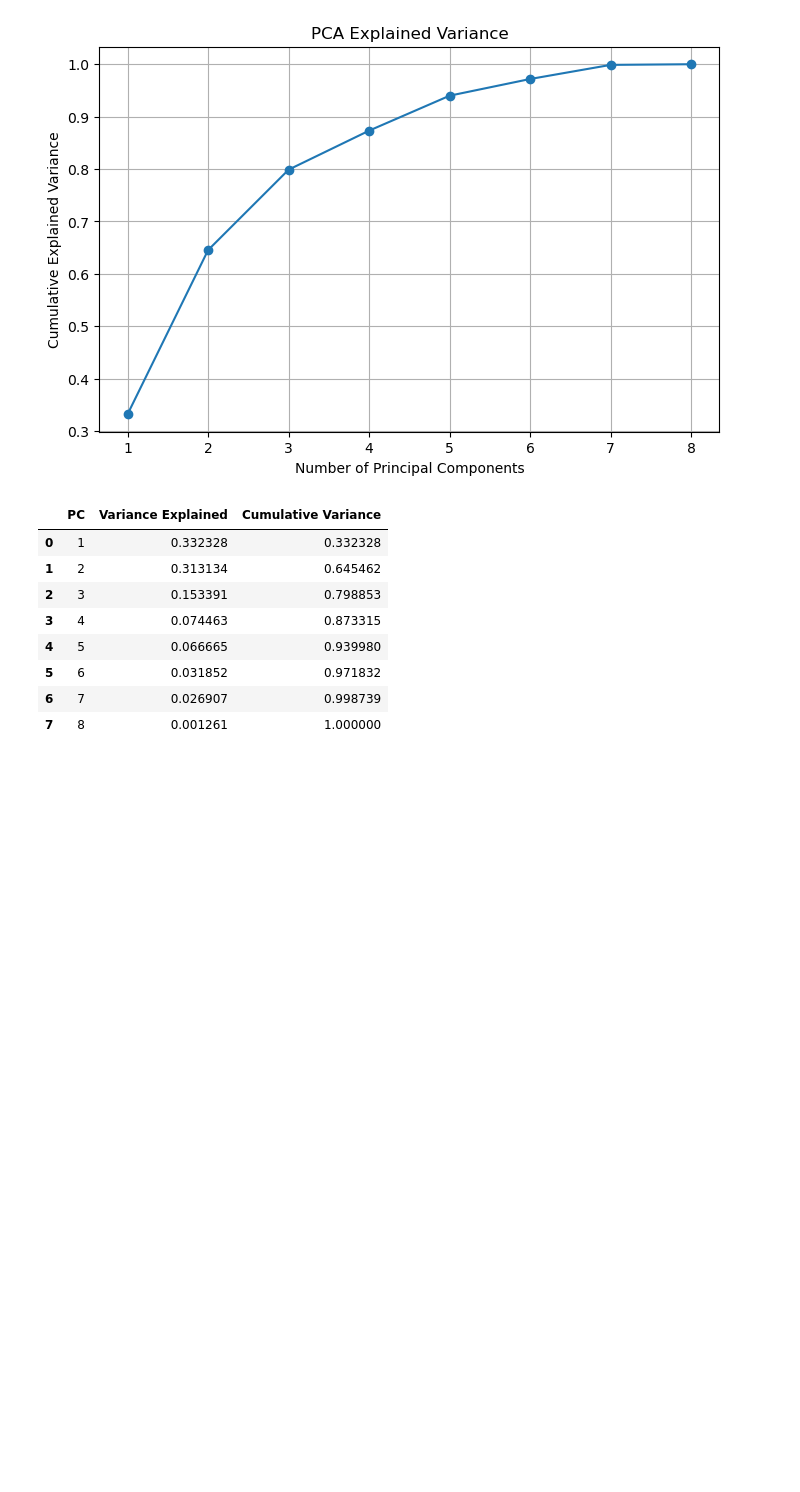
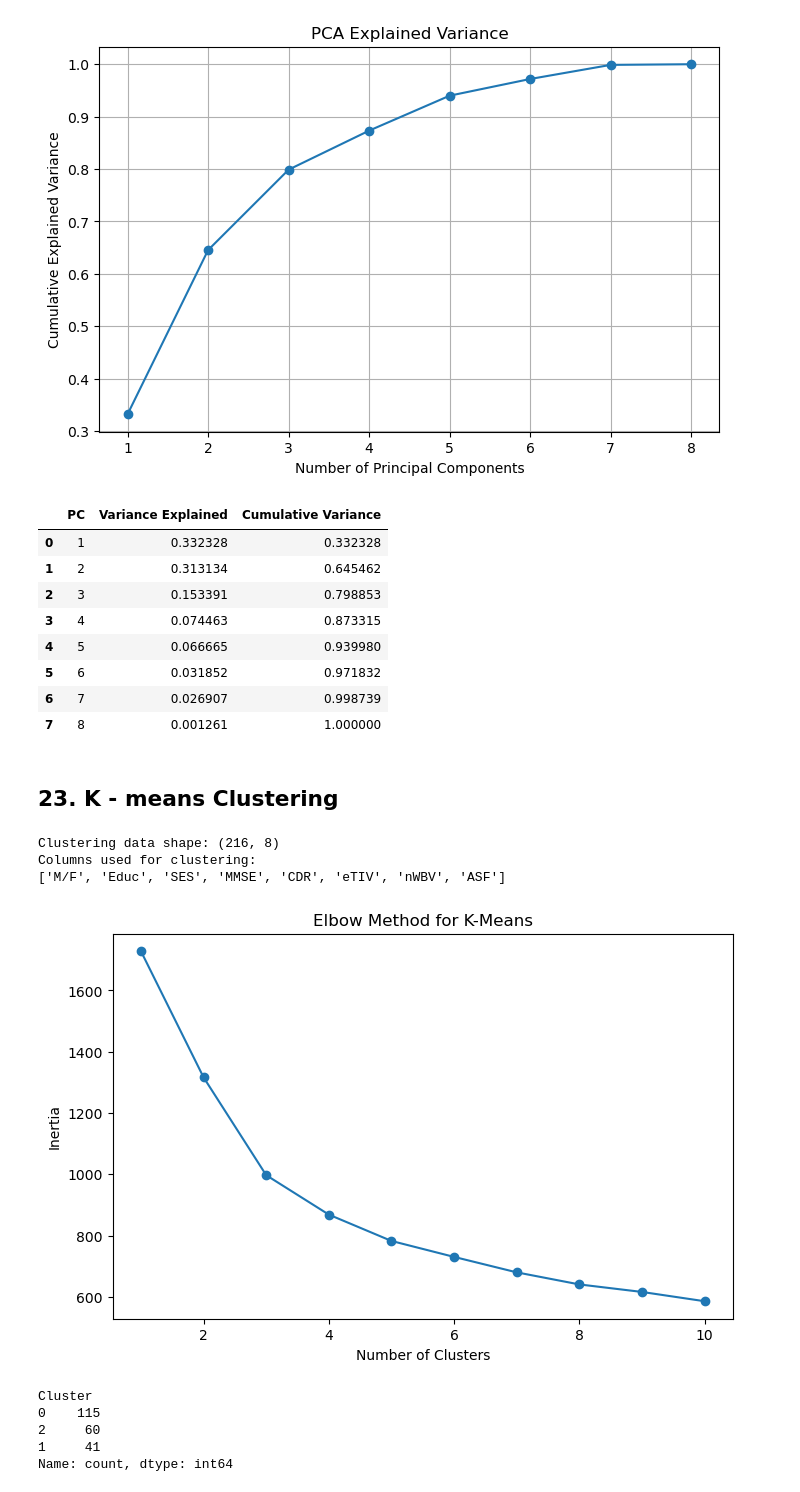
Before and after one commit to Fenny2109/MRI-Brain-Tumor-Volume-Prediction, a Jupyter notebook: Project_MRI_vs_Age.ipynb, the cells around one changed output. Saved outputs shown, nothing was run; the diff lists cells and outputs as text; code cells hidden in the pictures; blank space fills up the shorter version.

Commit message:
Added Elastic Net, K-Means clustering, classification analysis, and cross-validation

```diff
--- a/Project_MRI_vs_Age.ipynb
+++ b/Project_MRI_vs_Age.ipynb
@@ -580,3 +689,75 @@ pca_table.head(10)
 | 5 | 6 | 0.031852 | 0.971832 |
 | 6 | 7 | 0.026907 | 0.998739 |
 | 7 | 8 | 0.001261 | 1.000000 |
+# %% [markdown]
+## 23. K - means Clustering
+# %%
+# Use only numeric columns for clustering
+cluster_df = df.select_dtypes(include=[np.number]).copy()
+
+# Remove target column if it exists
+if "age" in cluster_df.columns:
+    cluster_df = cluster_df.drop(columns=["age"])
+
+if "Age" in cluster_df.columns:
+    cluster_df = cluster_df.drop(columns=["Age"])
+
+# Remove missing values
+cluster_df = cluster_df.dropna()
+
+# Standardize numeric features
+scaler = StandardScaler()
+X_cluster = scaler.fit_transform(cluster_df)
+
+print("Clustering data shape:", X_cluster.shape)
+print("Columns used for clustering:")
+print(cluster_df.columns.tolist())
+# %% [output]
+Clustering data shape: (216, 8)
+Columns used for clustering:
+['M/F', 'Educ', 'SES', 'MMSE', 'CDR', 'eTIV', 'nWBV', 'ASF']
+# %%
+# Elbow Method for K-Means Clustering
+import warnings
+warnings.filterwarnings("ignore")
+
+inertia = []
+
+for k in range(1, 11):
+    kmeans = KMeans(
+        n_clusters=k,
+        random_state=42,
+        n_init=10
+    )
+    kmeans.fit(X_cluster)
+    inertia.append(kmeans.inertia_)
+
+plt.figure(figsize=(8,5))
+plt.plot(range(1, 11), inertia, marker="o")
+plt.xlabel("Number of Clusters")
+plt.ylabel("Inertia")
+plt.title("Elbow Method for K-Means")
+plt.show()
+# %% [output]
+[figure, added]
+# %%
+# Fit K-Means with the chosen number of clusters (e.g., 3)
+
+kmeans = KMeans(
+    n_clusters=3,
+    random_state=42,
+    n_init=10
+)
+
+clusters = kmeans.fit_predict(X_cluster)
+
+cluster_results = cluster_df.copy()
+cluster_results["Cluster"] = clusters
+
+print(cluster_results["Cluster"].value_counts())
+# %% [output]
+Cluster
+0    115
+2     60
+1     41
+Name: count, dtype: int64
```
Also changed, not shown: parts of 26 cells of this notebook.
